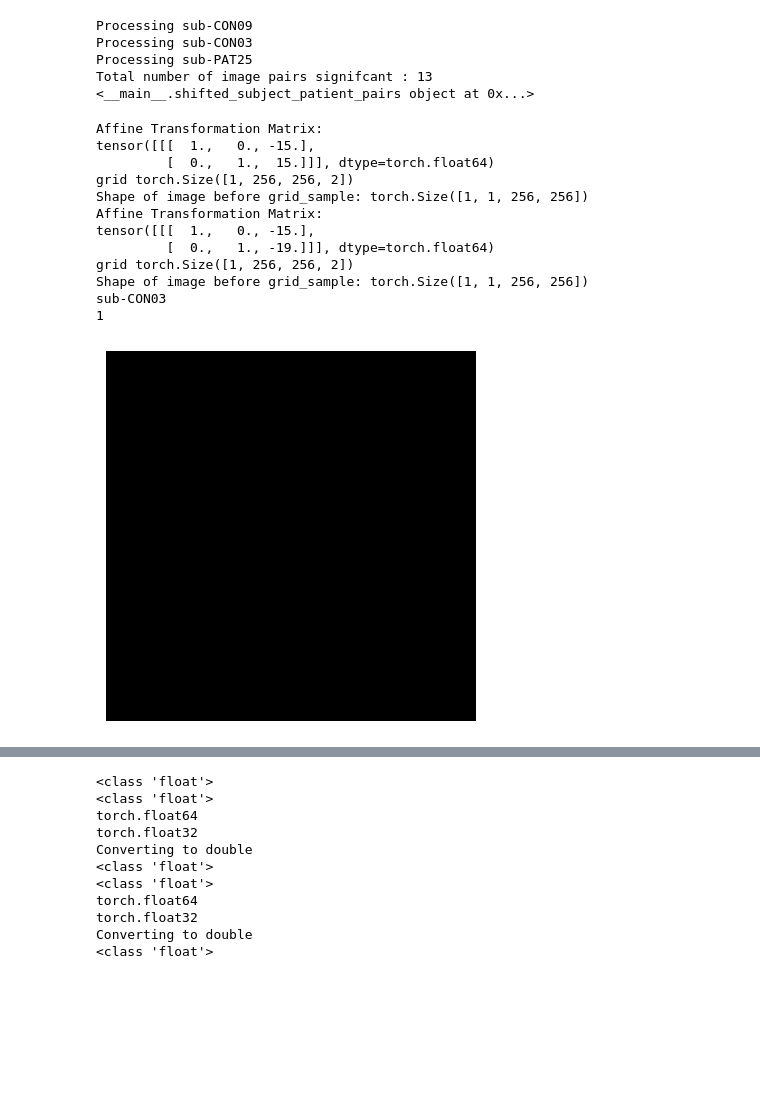
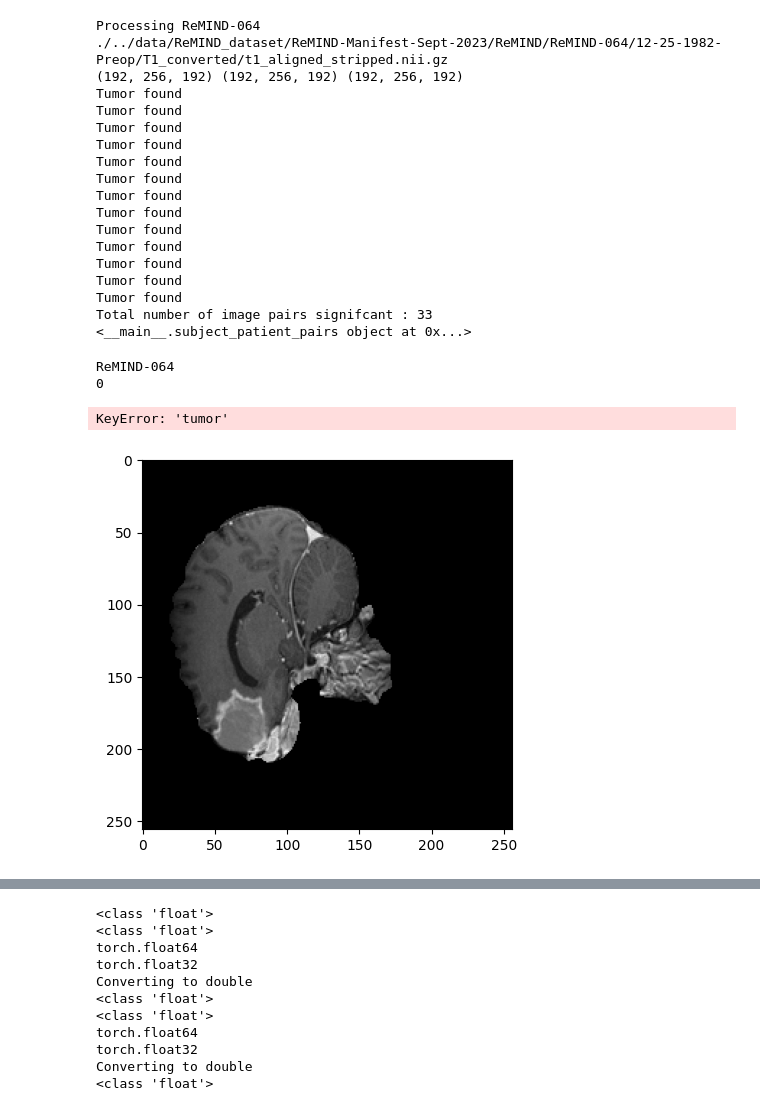
Before and after one commit to adiljahouh/Thesis-Change-Detection-in-MRI, a Jupyter notebook: notebooks/debug_pairs.ipynb, the cells around one changed output, grey strips where cells are left out. Drawn from its saved outputs; the diff is of its cells as text; code cells hidden in the pictures; blank space fills up the shorter version.

Commit message:
add aerts and remind loader and in main

```diff
--- a/notebooks/debug_pairs.ipynb
+++ b/notebooks/debug_pairs.ipynb
@@ -400,12 +353,10 @@ class ShiftImage:
 # %%
 import torchvision.transforms as T
 
-subject_images = shifted_subject_patient_pairs(proc_preop='./../data/processed/preop/BTC-preop',
-            raw_tumor_dir='./../data/raw/preop/BTC-preop/derivatives/tumor_masks', save_dir='./../data/2D',
-            image_ids=['t1_ants_aligned.nii.gz'], skip=80, tumor_sensitivity=0.15
+subject_images = subject_patient_pairs(preop_dir= "./../data/ReMIND_dataset/ReMIND-Manifest-Sept-2023/ReMIND", save_dir='./../data/2D',
+            image_ids=['t1_aligned_stripped.nii.gz'], skip=80, tumor_sensitivity=0.15
             ,transform=Compose([
-                    T.ToTensor(),
-                    ShiftImage(max_shift_x=20, max_shift_y=20)]))
+                    T.ToTensor()]))
 # balance subject_images based on label
 print(f"Total number of image pairs signifcant : {len(subject_images)}")
 # print("Number of similar pairs:", len([x for x in subject_images if x['label'] == 1]))
@@ -416,38 +367,44 @@ print(subject_images)
 # print(f"Total number of images after balancing: {len(subject_images_b)}")
 # train_subject_images, val_subject_images, test_subject_images = random_split(subject_images_b, (0.6, 0.2, 0.2))
 # %% [output]
-Processing sub-CON09
-Processing sub-CON03
-Processing sub-PAT25
-Total number of image pairs signifcant : 13
-<__main__.shifted_subject_patient_pairs object at 0x...>
+Processing ReMIND-064
+./../data/ReMIND_dataset/ReMIND-Manifest-Sept-2023/ReMIND/ReMIND-064/12-25-1982-Preop/T1_converted/t1_aligned_stripped.nii.gz
+(192, 256, 192) (192, 256, 192) (192, 256, 192)
+Tumor found
+Tumor found
+Tumor found
+Tumor found
+Tumor found
+Tumor found
+Tumor found
+Tumor found
+Tumor found
+Tumor found
+Tumor found
+Tumor found
+Tumor found
+Total number of image pairs signifcant : 33
+<__main__.subject_patient_pairs object at 0x...>
 # %%
-test = subject_images[8]
+test = subject_images[0]
 print(test['pat_id'])
 print(test['label'])
 # print(test['pre'])
 # plt.imshow(test['pre'], cmap='gray')
 
 # Plot the mask in red color with low opacity
 # plt.imshow(test['pre'],cmap='gray')
 #plt.imshow(test['post'], cmap='gray')
 test['pre']: torch.Tensor
 test['post']: torch.Tensor
 plt.imshow(test['pre'].cpu().numpy().squeeze(0), cmap='gray')
-# plt.imshow(test['baseline'], cmap='hot', alpha=0.5)
+
+# plt.imshow(test['post'].cpu().numpy().squeeze(0), cmap='hot', alpha=0.5)
+plt.imshow(test['tumor'].cpu().numpy().squeeze(0), cmap='hot', alpha=0.5)
 plt.axis('off')
 plt.show()
 # %% [output]
-Affine Transformation Matrix:
-tensor([[[  1.,   0., -15.],
-         [  0.,   1.,  15.]]], dtype=torch.float64)
-grid torch.Size([1, 256, 256, 2])
-Shape of image before grid_sample: torch.Size([1, 1, 256, 256])
-Affine Transformation Matrix:
-tensor([[[  1.,   0., -15.],
-         [  0.,   1., -19.]]], dtype=torch.float64)
-grid torch.Size([1, 256, 256, 2])
-Shape of image before grid_sample: torch.Size([1, 1, 256, 256])
-sub-CON03
-1
+ReMIND-064
+0
+KeyError: 'tumor'
-[figure, old version]
+[figure, new version]
```
Also changed, not shown: parts of 6 cells of this notebook, 4 other files.
